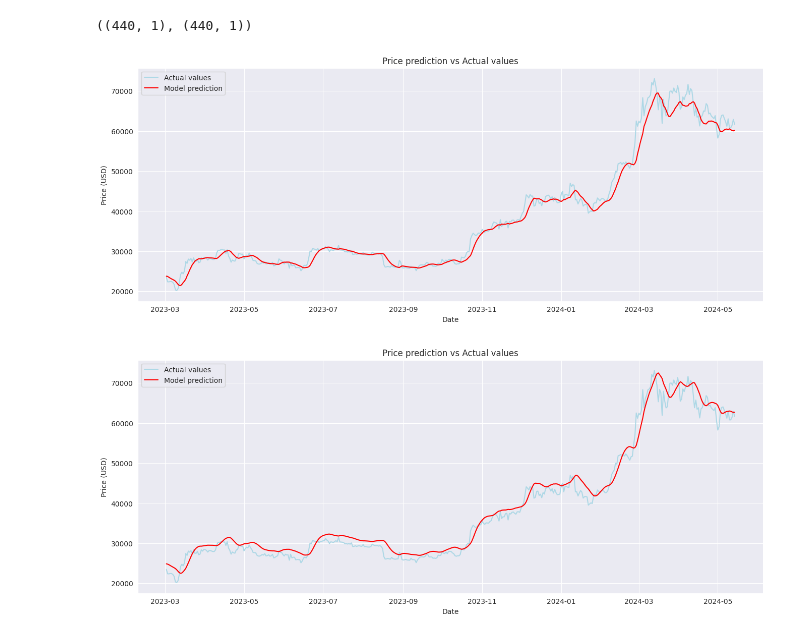
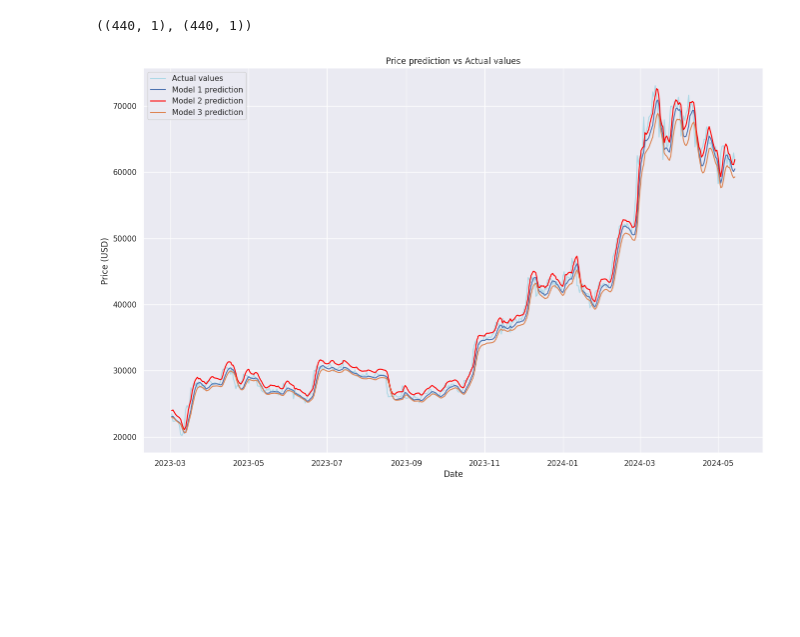
Before and after one commit to guillermovc/keras_portfolio, a Jupyter notebook: Cryptocurrency Prediction/predict_bitcoin_lstm.ipynb, the cells around one changed output. Cells and saved outputs as stored; diff of their text form; code cells hidden in the pictures; blank space fills up the shorter version.

```diff
--- a/Cryptocurrency Prediction/predict_bitcoin_lstm.ipynb
+++ b/Cryptocurrency Prediction/predict_bitcoin_lstm.ipynb
@@ -291,0 +288,13 @@ y_true = scaler.inverse_transform(y_test.reshape(-1, 1))
+# %%
+# Predict using each model
+prediction_model1 = model1.predict(X_test)
+prediction_model2 = model2.predict(X_test)
+prediction_model3 = model3.predict(X_test)
+
+# Inverse scale to predictions
+prediction_model1 = scaler.inverse_transform(prediction_model1)
+prediction_model2 = scaler.inverse_transform(prediction_model2)
+prediction_model3 = scaler.inverse_transform(prediction_model3)
+
+# Reshape true values
+y_true = scaler.inverse_transform(y_test.reshape(-1, 1))
@@ -297,25 +310,18 @@ prediction.shape, y_true.shape
 dates = test.iloc[60:]
 # %%
 sns.set_style("darkgrid")
-plt.figure(figsize=(16,6))
+plt.figure(figsize=(16,10))
 plt.plot(dates.index.date, y_true, label="Actual values", c="lightblue")
-plt.plot(dates.index.date, prediction, label="Model prediction", c="red")
+plt.plot(dates.index.date, prediction_model1, label="Model 1 prediction")
+plt.plot(dates.index.date, prediction_model2, label="Model 2 prediction", c="red")
+plt.plot(dates.index.date, prediction_model3, label="Model 3 prediction")
 plt.title("Price prediction vs Actual values")
 plt.xlabel("Date")
 plt.ylabel("Price (USD)")
 plt.legend()
+# Guardar gráfico
+plt.savefig("LSTM_predict_model_compare.jpg", dpi=200)
+# Mostrar gráfico
 plt.show()
 # %% [output]
-[figure, old version]
+[figure, new version]
-# %%
-sns.set_style("darkgrid")
-plt.figure(figsize=(16,6))
-plt.plot(dates.index.date, y_true, label="Actual values", c="lightblue")
-plt.plot(dates.index.date, prediction, label="Model prediction", c="red")
-plt.title("Price prediction vs Actual values")
-plt.xlabel("Date")
-plt.ylabel("Price (USD)")
-plt.legend()
-plt.show()
-# %% [output]
-[figure, removed]
```
Also changed, not shown: parts of 4 cells of this notebook.
